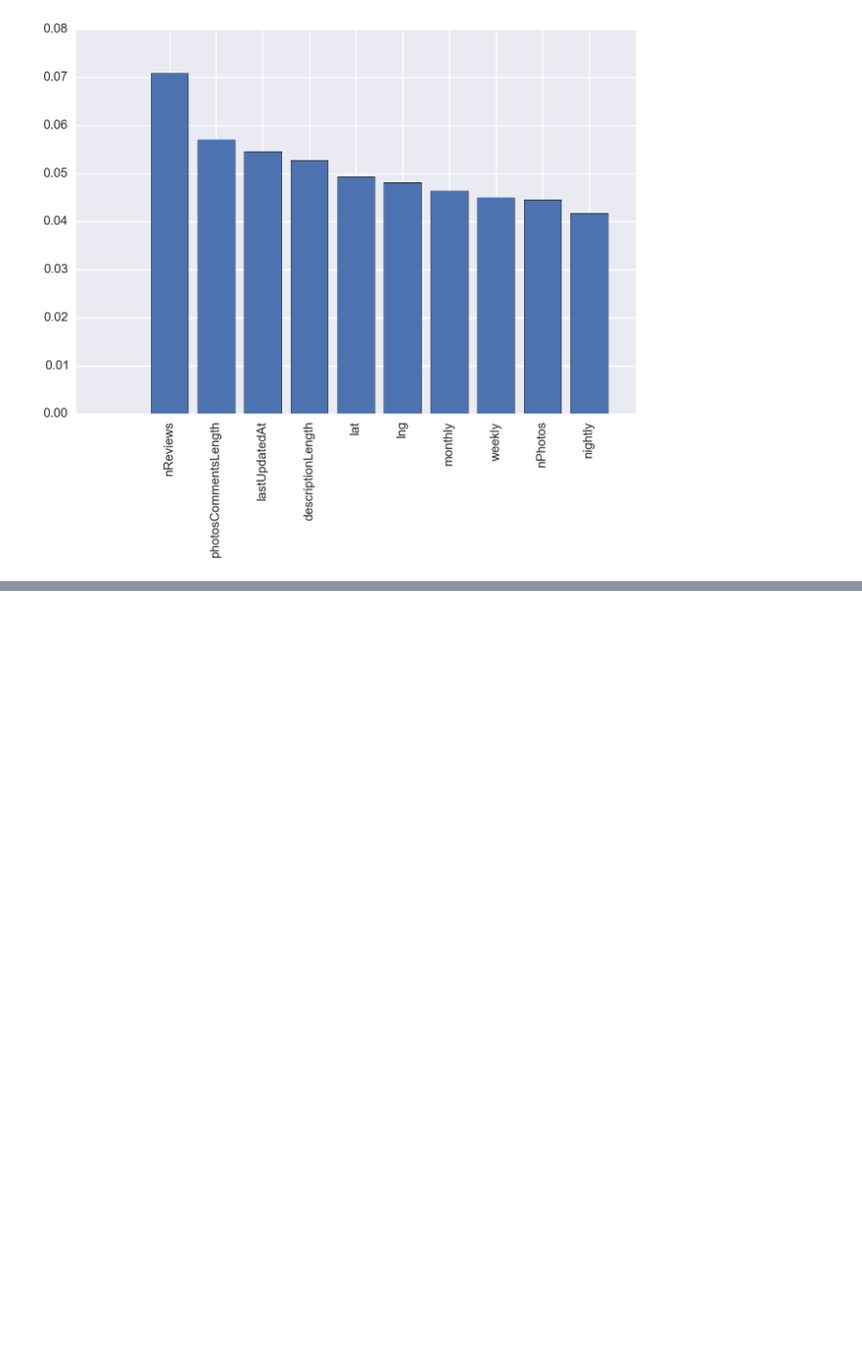
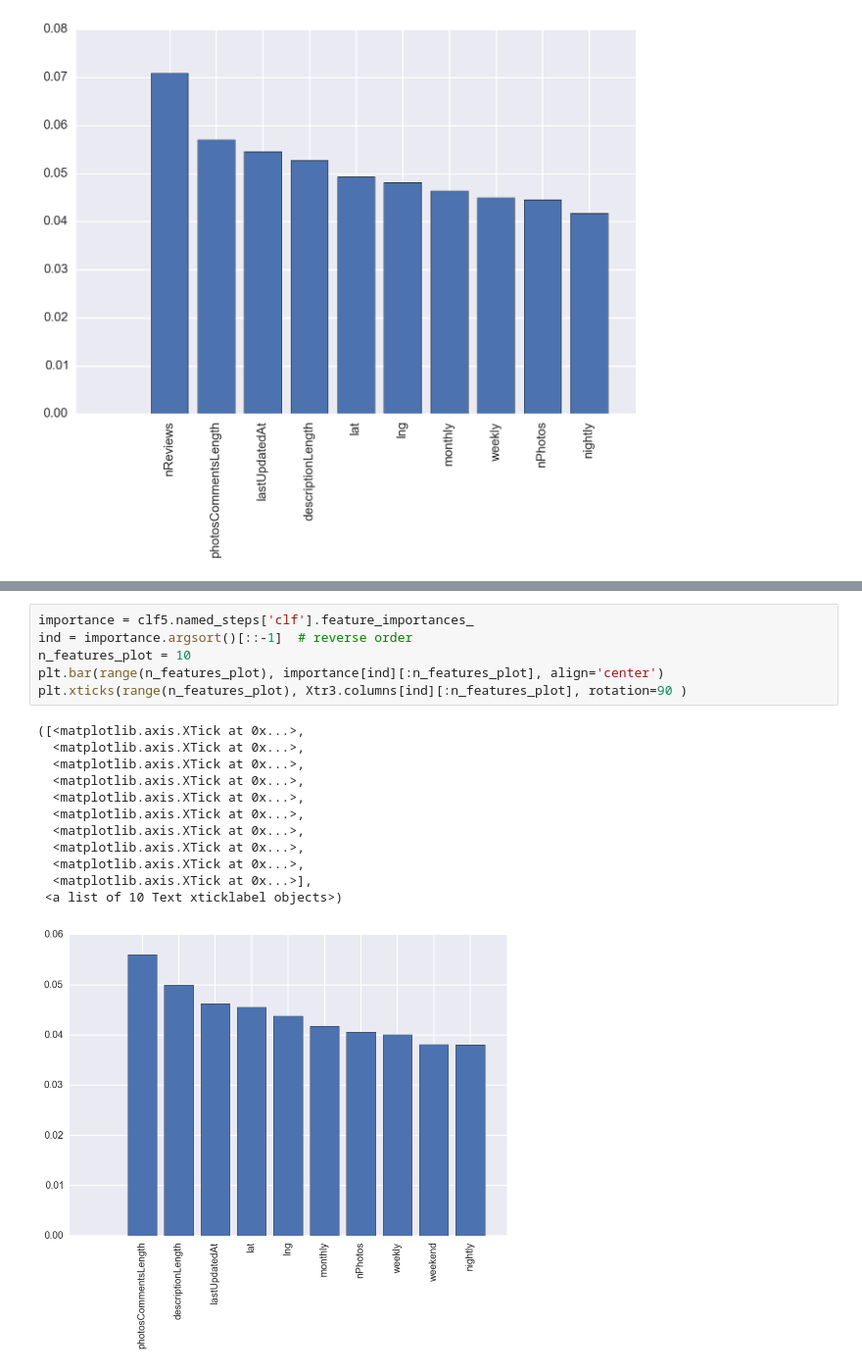
Before and after one commit to ibuder/reputon, a Jupyter notebook: notebooks/ML_2015-06-11.ipynb, the cells around one changed output, grey strips where cells are left out. Shown at 98% size. Drawn from its saved outputs; the diff is of its cells as text; blank space fills up the shorter version.

```diff
--- a/notebooks/ML_2015-06-11.ipynb
+++ b/notebooks/ML_2015-06-11.ipynb
@@ -352,0 +402,19 @@ plt.xticks(range(n_features_plot), Xtr.columns[ind][:n_features_plot], rotation=
+# %%
+importance = clf5.named_steps['clf'].feature_importances_
+ind = importance.argsort()[::-1]  # reverse order
+n_features_plot = 10
+plt.bar(range(n_features_plot), importance[ind][:n_features_plot], align='center')
+plt.xticks(range(n_features_plot), Xtr3.columns[ind][:n_features_plot], rotation=90 )
+# %% [output]
+([<matplotlib.axis.XTick at 0x...>,
+  <matplotlib.axis.XTick at 0x...>,
+  <matplotlib.axis.XTick at 0x...>,
+  <matplotlib.axis.XTick at 0x...>,
+  <matplotlib.axis.XTick at 0x...>,
+  <matplotlib.axis.XTick at 0x...>,
+  <matplotlib.axis.XTick at 0x...>,
+  <matplotlib.axis.XTick at 0x...>,
+  <matplotlib.axis.XTick at 0x...>,
+  <matplotlib.axis.XTick at 0x...>],
+ <a list of 10 Text xticklabel objects>)
+[figure, added]
```
Also changed, not shown: parts of 9 cells of this notebook, 1 other file.
